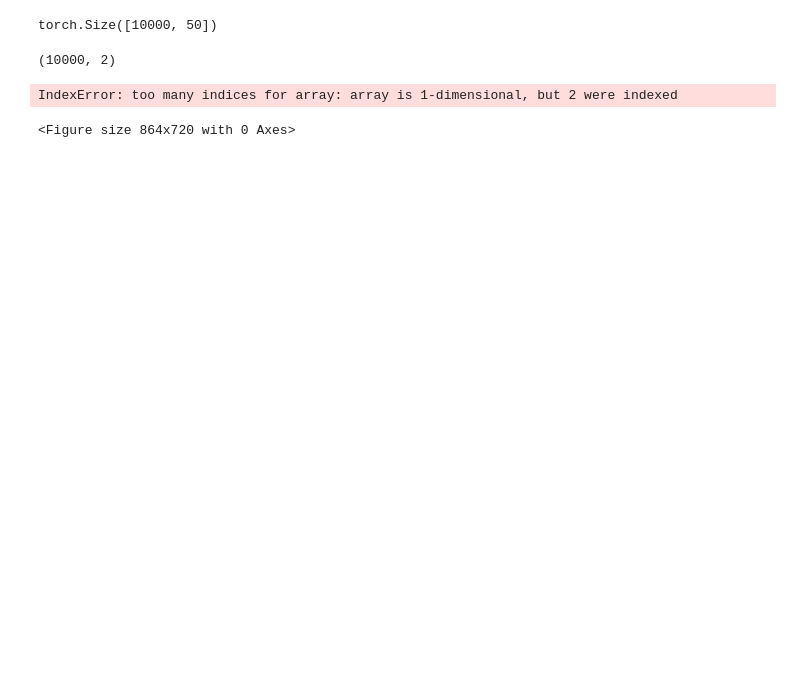
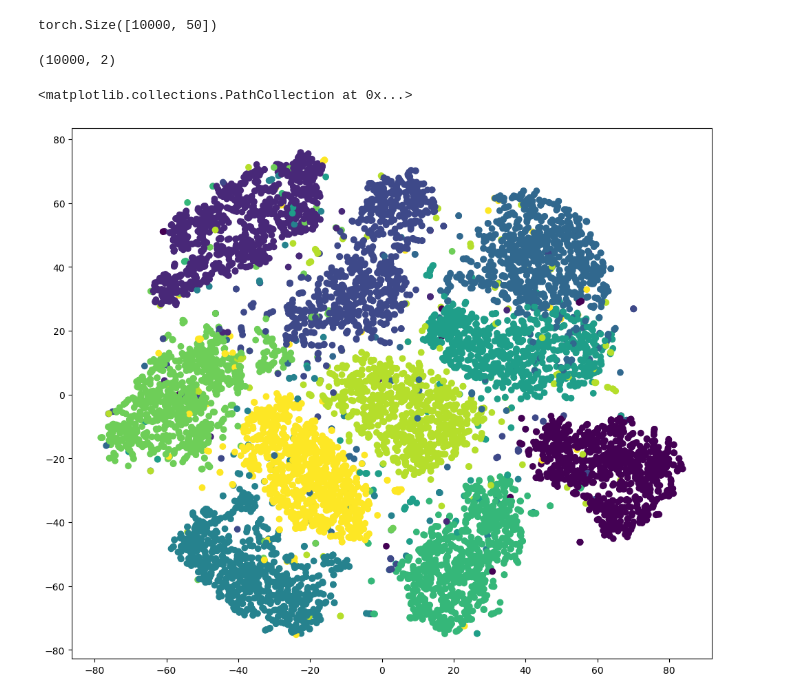
Before and after one commit to drclab/GP_VAE, a Jupyter notebook: drclab/VAE/vae_0.ipynb, the cells around one changed output. Drawn from its saved outputs; the diff is of its cells as text; code cells hidden in the pictures; blank space fills up the shorter version.

```diff
--- a/drclab/VAE/vae_0.ipynb
+++ b/drclab/VAE/vae_0.ipynb
@@ -294,8 +256,7 @@ z_embed.shape
 (10000, 2)
 # %%
 fig = plt.figure(figsize=(12,10))
-
-for ic in range(10):
+plt.scatter(z_embed[:,0], z_embed[:,1], c=classes)
 # %% [output]
-IndexError: too many indices for array: array is 1-dimensional, but 2 were indexed
+<matplotlib.collections.PathCollection at 0x...>
-<Figure size 864x720 with 0 Axes>
+[figure, added]
```
Also changed, not shown: parts of 16 cells of this notebook.
